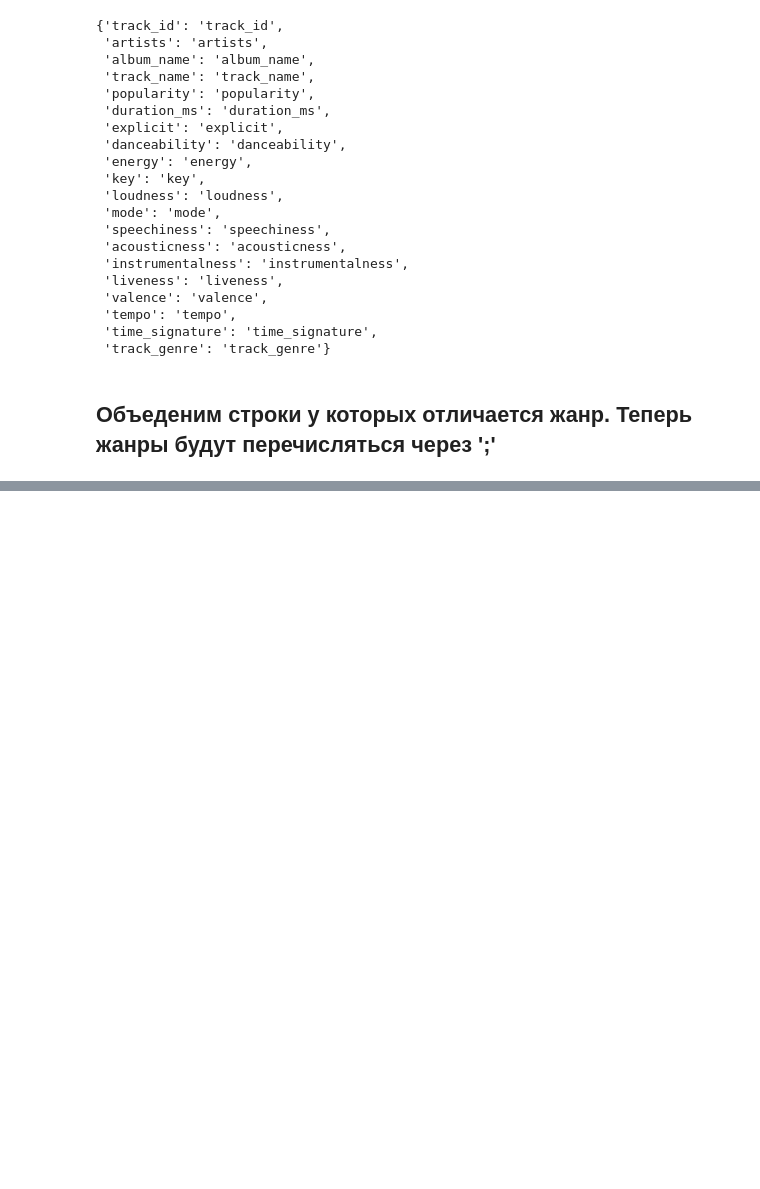
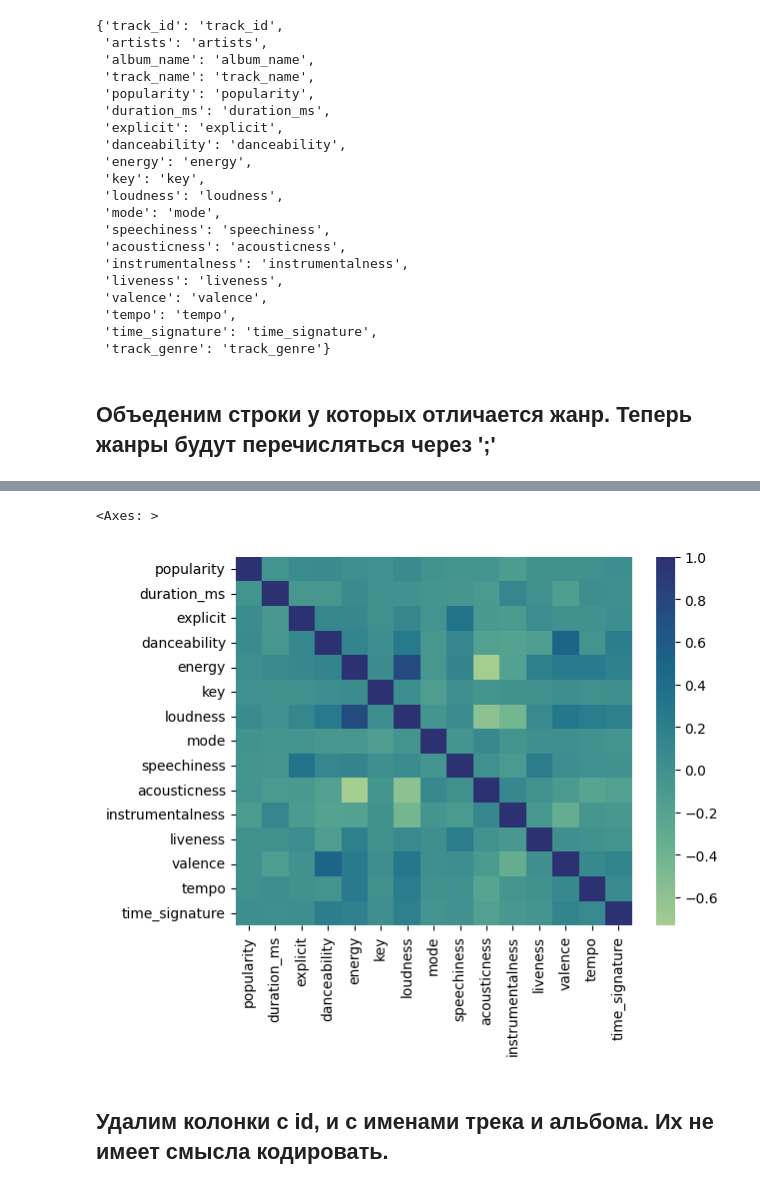
Before and after one commit to mianivo/spotify_data_analysis, a Jupyter notebook: spotify.ipynb, the cells around one changed output, grey strips where cells are left out. Drawn from its saved outputs; the diff is of its cells as text; code cells hidden in the pictures; blank space fills up the shorter version.

```diff
--- a/spotify.ipynb
+++ b/spotify.ipynb
@@ -299,0 +373,5 @@ print(result)
+# %%
+sns.heatmap(data[num_cols].corr(), cmap="crest")
+# %% [output]
+<Axes: >
+[figure, added]
@@ -299,0 +382,2 @@ print(result)
+# %% [markdown]
+## Удалим колонки c id, и с именами трека и альбома. Их не имеет смысла кодировать.
```
Also changed, not shown: parts of 51 cells of this notebook.
